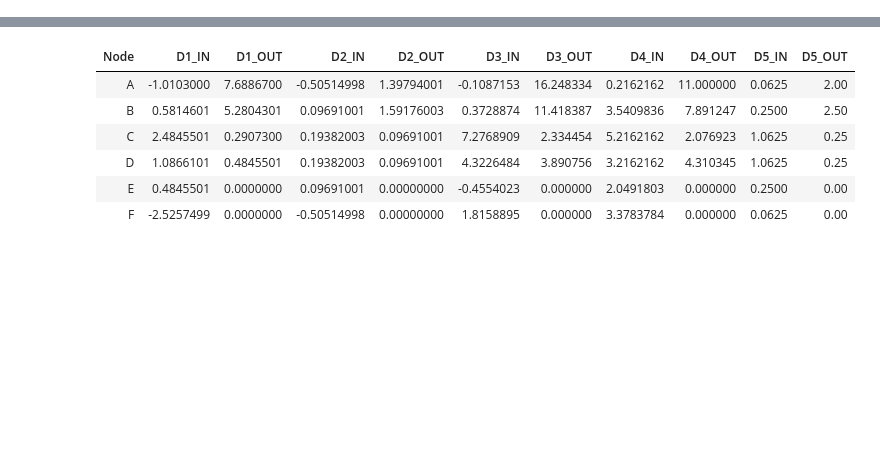
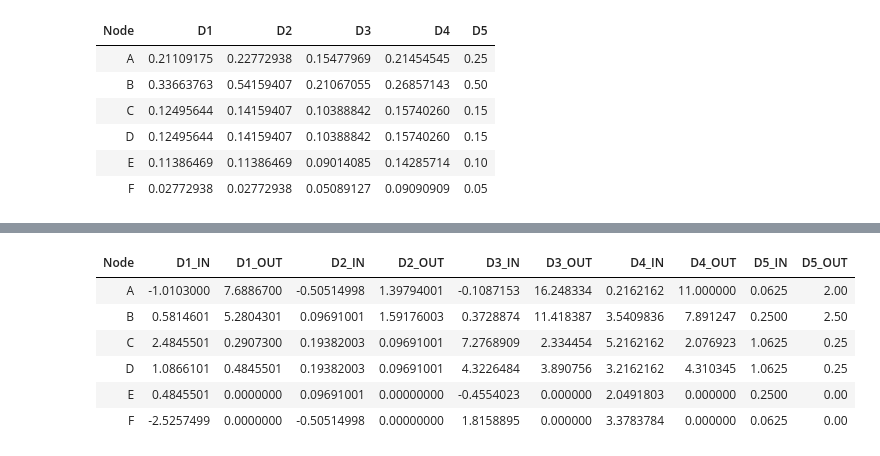
Before and after one commit to iandreafc/distinctiveness-R, a Jupyter notebook: DCDemoR.ipynb, the cells around one changed output, grey strips where cells are left out. Drawn from its saved outputs; the diff is of its cells as text; code cells hidden in the pictures; blank space fills up the shorter version.

```diff
--- a/DCDemoR.ipynb
+++ b/DCDemoR.ipynb
@@ -63,3 +77,16 @@ distinctiveness(g, alpha = 2)
+# %%
+# Metrics can be normalized giving the 'normalize' input variable as TRUE to allow comparison between different networks
+# normalize defaults to FALSE
+
+distinctiveness(g, normalize = TRUE)
+# %% [output]
+| Node | D1 | D2 | D3 | D4 | D5 |
+| A | 0.21109175 | 0.22772938 | 0.15477969 | 0.21454545 | 0.25 |
+| B | 0.33663763 | 0.54159407 | 0.21067055 | 0.26857143 | 0.50 |
+| C | 0.12495644 | 0.14159407 | 0.10388842 | 0.15740260 | 0.15 |
+| D | 0.12495644 | 0.14159407 | 0.10388842 | 0.15740260 | 0.15 |
+| E | 0.11386469 | 0.11386469 | 0.09014085 | 0.14285714 | 0.10 |
+| F | 0.02772938 | 0.02772938 | 0.05089127 | 0.09090909 | 0.05 |
 # %%
 distinctiveness(g, alpha = list(1, 2, 3, 4, 5))
 # %% [output]
```
Also changed, not shown: parts of 12 cells of this notebook, 6 other files.
